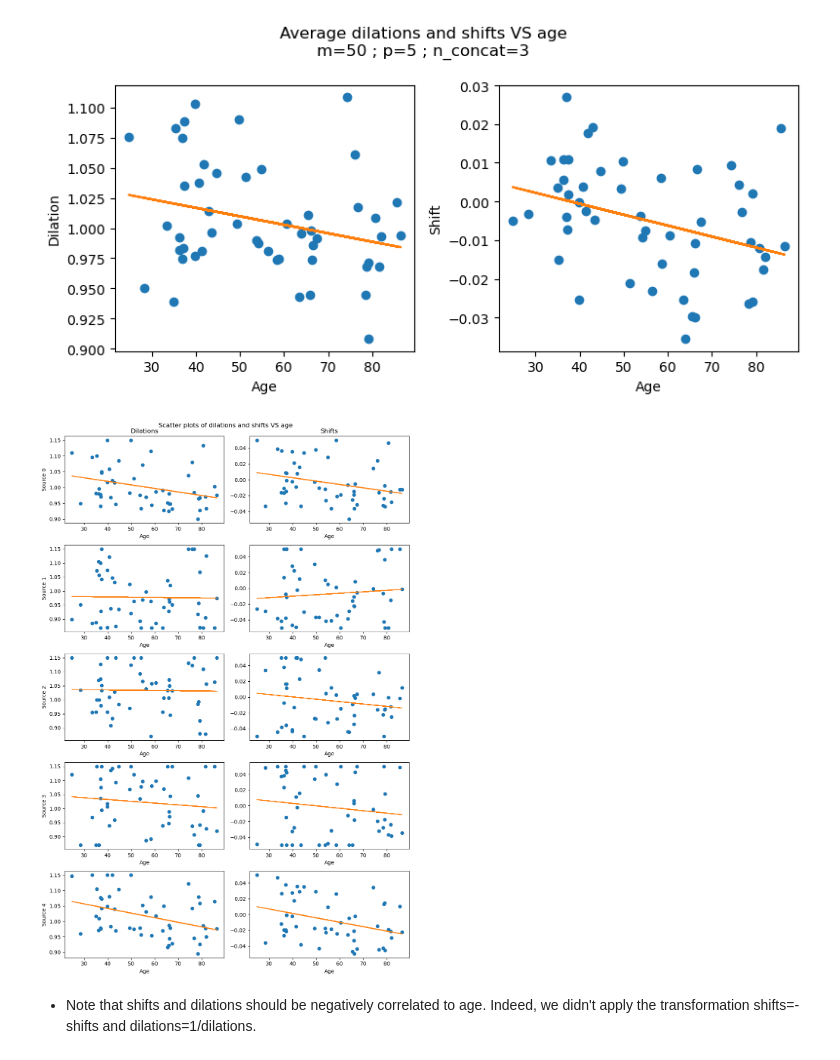
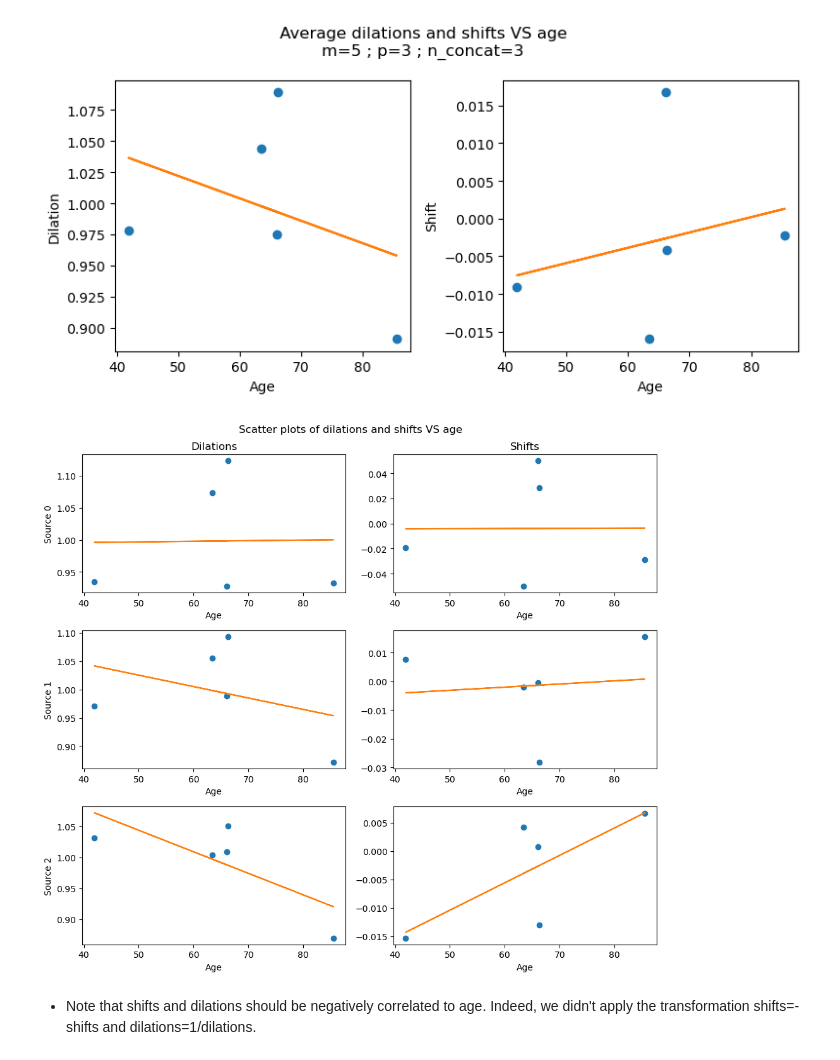
Before and after one commit to AmbroiseHeurtebise/internship_m2, a Jupyter notebook: tbme/plots/plots_camcan/plot_camcan.ipynb, the cells around one changed output. Cells and saved outputs as stored; diff of their text form; code cells hidden in the pictures.

Commit message:
plot dilations, not 1/dilations

```diff
--- a/tbme/plots/plots_camcan/plot_camcan.ipynb
+++ b/tbme/plots/plots_camcan/plot_camcan.ipynb
@@ -6,8 +6,8 @@ from multiviewica_delay.multiviewica_dilations_shifts._plot_functions import plo
 # %%
 # parameters
 task = "auditory"
-n_subjects = 50
-n_components = 5
+n_subjects = 5
+n_components = 3
 n_concat = 3
 # %%
 # load results
@@ -85,7 +85,7 @@ dilations_avg = np.mean(dilations, axis=1)
 shifts_avg = np.mean(shifts, axis=1)
 
 # Linear regression
-slope_dilations, intercept_dilations, _, _, _ = stats.linregress(ages, 1/dilations_avg)
+slope_dilations, intercept_dilations, _, _, _ = stats.linregress(ages, dilations_avg)
 fitLine_dilations = slope_dilations * ages + intercept_dilations
 slope_shifts, intercept_shifts, _, _, _ = stats.linregress(ages, -shifts_avg)
 fitLine_shifts = slope_shifts * ages + intercept_shifts
@@ -97,7 +97,7 @@ colors = prop_cycle.by_key()['color']
 # average scatter plot
 plt.subplots(1, 2, figsize=(8, 4))
 plt.subplot(1, 2, 1)
-plt.scatter(ages, 1/dilations_avg)
+plt.scatter(ages, dilations_avg)
 plt.plot(ages, fitLine_dilations, c=colors[1])
 plt.xlabel("Age")
 plt.ylabel("Dilation")
@@ -111,33 +111,33 @@ plt.suptitle(
 plt.tight_layout()
 plt.show()
 # %% [output]
-[figure, old version]
+[figure, new version]
 # %%
 # scatter plots
 fig, axes = plt.subplots(n_components, 2, figsize=(10, 3*n_components))
 for i in range(n_components):
     ax = axes[i, 0]
-    ax.scatter(ages, 1/dilations[:, i])
+    ax.scatter(ages, dilations[:, i])
     if i == 0:
         ax.set_title("Dilations")
     ax.set_xlabel("Age")
     ax.set_ylabel(f"Source {i}")
-    slope, intercept, _, _, _ = stats.linregress(ages, 1/dilations[:, i])
+    slope, intercept, _, _, _ = stats.linregress(ages, dilations[:, i])
     fitLine = slope * ages + intercept
     ax.plot(ages, fitLine, c=colors[1])
 
     ax = axes[i, 1]
     ax.scatter(ages, -shifts[:, i])
     if i == 0:
         ax.set_title("Shifts")
     ax.set_xlabel("Age")
     slope, intercept, _, _, _ = stats.linregress(ages, -shifts[:, i])
     fitLine = slope * ages + intercept
     ax.plot(ages, fitLine, c=colors[1])
 
 plt.suptitle("Scatter plots of dilations and shifts VS age")
 plt.tight_layout()
 # %% [output]
-[figure, old version]
+[figure, new version]
 # %% [markdown]
 - Note that shifts and dilations should be negatively correlated to age. Indeed, we didn't apply the transformation shifts=-shifts and dilations=1/dilations.
```
Also changed, not shown: parts of 3 cells of this notebook.
